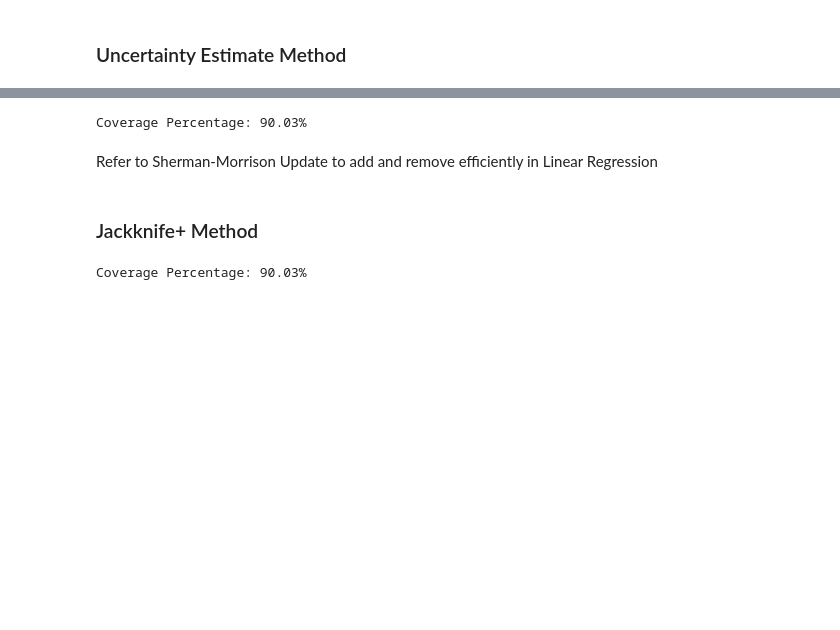
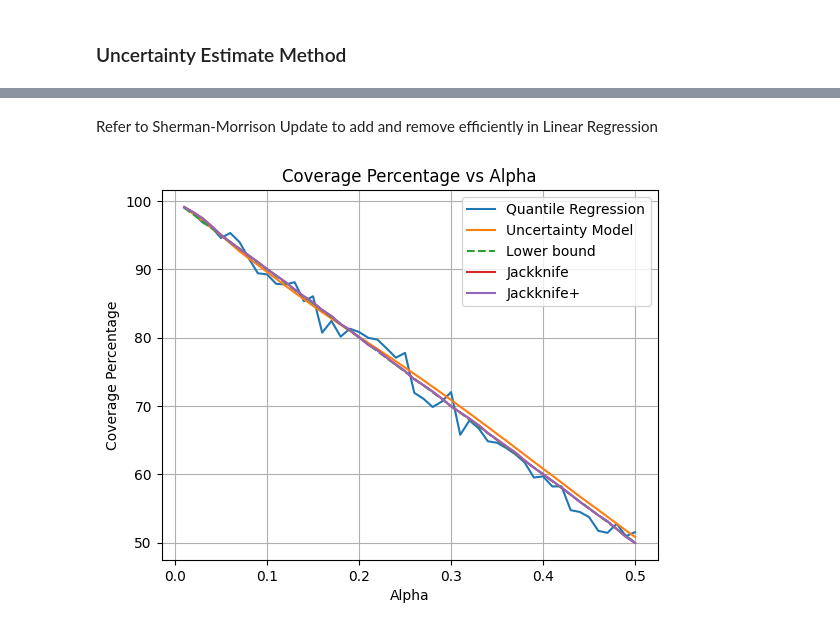
Before and after one commit to SidZRed/Conformal_Prediction, a Jupyter notebook: Regression_conformal.ipynb, the cells around one changed output, grey strips where cells are left out. Saved outputs shown, nothing was run; the diff lists cells and outputs as text; code cells hidden in the pictures; blank space fills up the shorter version.

Commit message:
Added extra plots for report

```diff
--- a/Regression_conformal.ipynb
+++ b/Regression_conformal.ipynb
@@ -237,7 +214,7 @@ plt.show()
 #append an extra 1 to the end of the training and test set so that we don't have to deal with the bias term
 X_train_bias = np.hstack([X_train, np.ones((X_train.shape[0], 1))])
 X_test_bias = np.hstack([X_test, np.ones((X_test.shape[0], 1))])
-y_test = y_test.numpy()
+y_test_cpy = y_test.numpy()
 
 A = X_train_bias.T @ X_train_bias            # X^T X
 A_inv = np.linalg.inv(A)                     # (X^T X)^-1
@@ -247,7 +224,7 @@ w = A_inv @ X_train_bias.T @ y_train         # (X^T X)^-1 X^T y
 score_array = np.array([0.0]*X_test.shape[0])
 for i in range(len(X_test_bias)):
 	x = X_test_bias[i]
-	y = y_test[i]
+	y = y_test_cpy[i]
 	x = x.reshape(1, -1)
 	numerator = A_inv @ x.T @ x@A_inv
 	denominator = 1-x@A_inv @ x.T
@@ -259,19 +236,5 @@ for i in range(len(X_test_bias)):
 		w_new = w - A_inv_new @ x.T @ (y - x @ w)
 		y_pred = x @ w_new
 		score_array[i] = abs(y_pred - y)
-
-alpha = 0.1
-index = math.ceil((len(score_array) + 1) * (1 - alpha)) / len(score_array)
-q_hat = np.quantile(score_array, index)
-# %%
-
-y_test_pred = X_test_bias @ w
-coverage = (y_test >= (y_test_pred - q_hat)) & (y_test <= (y_test_pred + q_hat))
-coverage_percentage = coverage.mean() * 100
-print(f"Coverage Percentage: {coverage_percentage:.2f}%")
-# %% [output]
-Coverage Percentage: 90.03%
 # %% [markdown]
 Refer to Sherman-Morrison Update to add and remove efficiently in Linear Regression
-# %% [markdown]
-### Jackknife+ Method
@@ -294,7 +240,0 @@ else:
-# %%
-
-coverage = (y_test >= (y_test_pred_2 - q_hat)) & (y_test <= (y_test_pred_2 + q_hat))
-coverage_percentage = coverage.mean() * 100
-print(f"Coverage Percentage: {coverage_percentage:.2f}%")
-# %% [output]
-Coverage Percentage: 90.03%
@@ -300,0 +272,31 @@ Coverage Percentage: 90.03%
+# %%
+alpha = np.linspace(0.01, 0.50, 50)
+coverage_quantile = []
+coverage_xgboost = []
+jackknife = []
+jackknife_plus = []
+base = []
+
+for a in alpha:
+	coverage_quantile.append(get_coverage_quantile_regression(a))
+	coverage_xgboost.append(get_coverage_xgboost(a))
+	base.append((1-a)*100)
+	x, y = getCvgJackknife(a)
+	jackknife.append(x)
+	jackknife_plus.append(y)
+import matplotlib.pyplot as plt
+
+plt.plot(alpha, coverage_quantile, label='Quantile Regression')
+plt.plot(alpha, coverage_xgboost, label='Uncertainty Model')
+plt.plot(alpha, base, label='Lower bound', linestyle='--')
+plt.plot(alpha, jackknife, label='Jackknife')
+plt.plot(alpha, jackknife_plus, label='Jackknife+')
+
+plt.xlabel('Alpha')
+plt.ylabel('Coverage Percentage')
+plt.title('Coverage Percentage vs Alpha')
+plt.legend()
+plt.grid()
+plt.show()
+# %% [output]
+[figure, new version]
```
Also changed, not shown: parts of 8 cells of this notebook.
